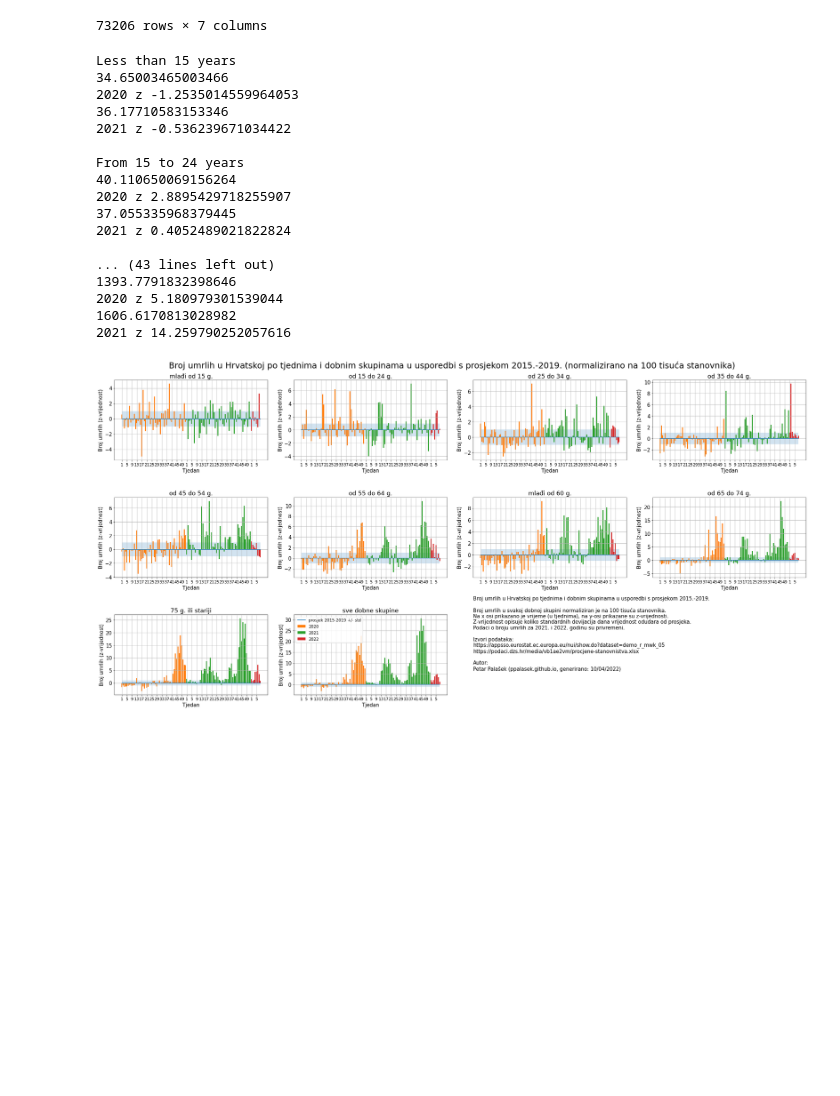
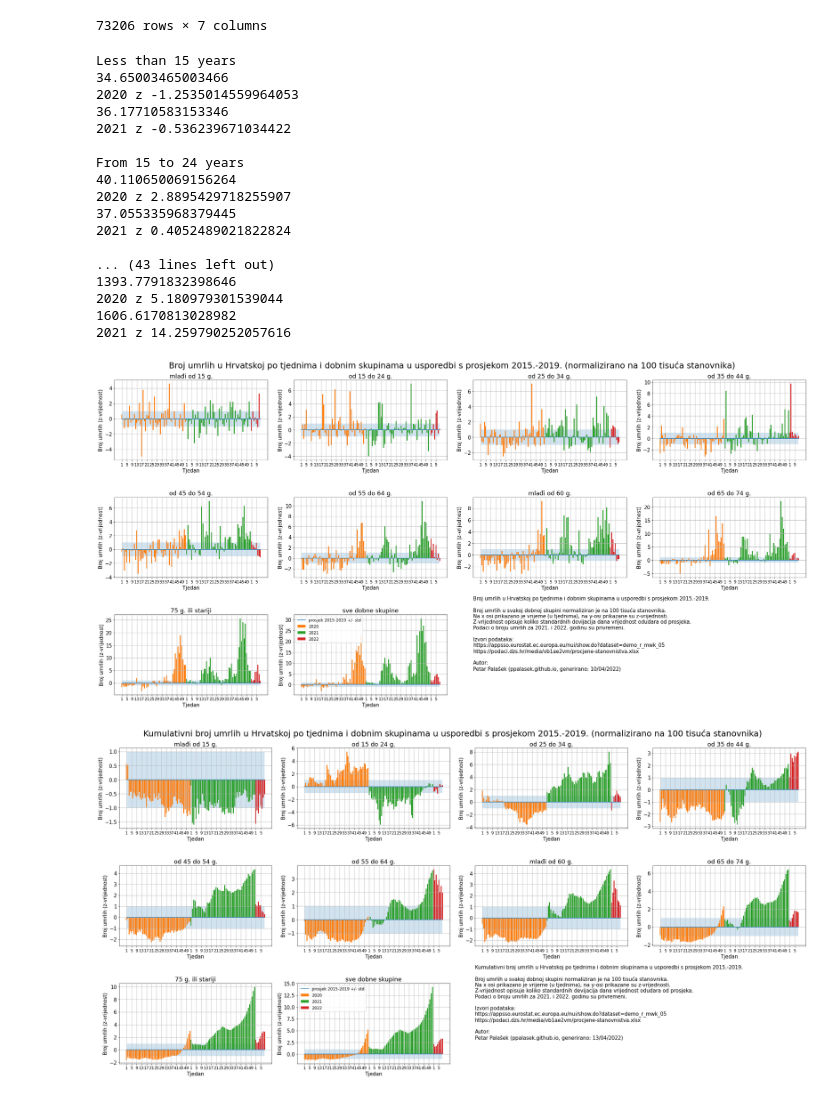
Before and after one commit to ppalasek/croatia_excess_deaths, a Jupyter notebook: excess_deaths_per_100k.ipynb, the cells around one changed output. Cells and saved outputs as stored; diff of their text form; code cells hidden in the pictures; blank space fills up the shorter version.

Commit message:
add cumulative plots

```diff
--- a/excess_deaths_per_100k.ipynb
+++ b/excess_deaths_per_100k.ipynb
@@ -82,8 +82,10 @@ plt.rc('font', size=15)
 plt.rc('legend',fontsize=12)
 
 fig, axs = plt.subplots(3, 4, figsize=(30, 15))
+gs = axs[2, 0].get_gridspec()
 
-gs = axs[2, 0].get_gridspec()
+fig_cumul, axs_cumul = plt.subplots(3, 4, figsize=(30, 15))
+gs_cumul = axs_cumul[2, 0].get_gridspec()
 
 for i, age_group in enumerate(sorted_age_groups):
     r = i // 4
@@ -153,6 +155,8 @@ for i, age_group in enumerate(sorted_age_groups):
 
     totals = []
 
+    cumulative = []
+
     for week in range(1, 53):
         current_week = data_current_age_2015_2019[data_current_age_2015_2019.TIME.str.contains('W{}'.format(str(week).zfill(2)))]
         current_vals = [int(x) for x in current_week.Value.to_list()]
@@ -210,8 +214,11 @@ for i, age_group in enumerate(sorted_age_groups):
 
         if week == 1:
             totals = current_vals_norm
+            cumulative.append(current_vals_norm.copy())
         else:
             totals += current_vals_norm
+
+            cumulative.append(cumulative[-1] + current_vals_norm.copy())
 
     week_avgs = np.asarray(week_avgs)
     week_stds = np.asarray(week_stds)
@@ -219,10 +226,17 @@ for i, age_group in enumerate(sorted_age_groups):
     year_avg = totals.mean()
     year_std = totals.std()
 
+    cumulative = np.asarray(cumulative)
+    cumulative_avgs = cumulative.mean(axis=1)
+    cumulative_stds = cumulative.std(axis=1)
 
     per_week_2020 = []
     per_week_2021 = []
     per_week_2022 = []
+
+    cumulative_per_week_2020 = []
+    cumulative_per_week_2021 = []
+    cumulative_per_week_2022 = []
 
     for week in range(1, 53):
         current_week_2020 = data_current_age_2020[data_current_age_2020.TIME.str.contains('W{}'.format(str(week).zfill(2)))]
@@ -275,14 +289,33 @@ for i, age_group in enumerate(sorted_age_groups):
         norm_2021 = int(current_week_2021.Value.iat[0]) / (pop[2021] / 100)
 
         per_week_2020.append(norm_2020)
+
+        if week == 1:
+            cumulative_per_week_2020.append(norm_2020)
+        else:
+            cumulative_per_week_2020.append(cumulative_per_week_2020[-1] + norm_2020)
+
         per_week_2021.append(norm_2021)
+
+        if week == 1:
+            cumulative_per_week_2021.append(norm_2021)
+        else:
+            cumulative_per_week_2021.append(cumulative_per_week_2021[-1] + norm_2021)
+
 
         try:
             norm_2022 = int(current_week_2022.Value.iat[0]) / (pop[2022] / 100)
             per_week_2022.append(norm_2022)
+
+            if week == 1:
+                cumulative_per_week_2022.append(norm_2022)
+            else:
+                cumulative_per_week_2022.append(cumulative_per_week_2022[-1] + norm_2022)
         except:
             pass
 
+
+    # per week
     stds = (week_stds / week_stds).tolist()
     stds_rep = np.asarray(stds + stds + stds[:len(per_week_2022)])
 
@@ -321,39 +354,97 @@ for i, age_group in enumerate(sorted_age_groups):
     print('2021 z', (total_2021 - year_avg) / year_std)
     print()
 
+
+    ## cumulative
+    # per week
+    stds = (cumulative_stds / cumulative_stds).tolist()
+    stds_rep = np.asarray(stds + stds + stds[:len(cumulative_per_week_2022)])
+
+    axs_cumul[r, c].plot([0] * len(stds_rep), label='prosjek 2015-2019 +/- std')
+
+
+    axs_cumul[r, c].fill_between(range(len(stds_rep)), -stds_rep, stds_rep, alpha=0.2)
+
+    axs_cumul[r, c].bar(range(len(cumulative_per_week_2020)), (cumulative_per_week_2020 - cumulative_avgs) / cumulative_stds, label='2020')
+    axs_cumul[r, c].bar(range(len(cumulative_per_week_2020), len(cumulative_per_week_2021) + len(cumulative_per_week_2021)), (cumulative_per_week_2021 - cumulative_avgs) / cumulative_stds, label='2021')
+    axs_cumul[r, c].bar(range(len(cumulative_per_week_2020) + len(cumulative_per_week_2021), len(cumulative_per_week_2020) + len(cumulative_per_week_2021) + len(cumulative_per_week_2022)), (cumulative_per_week_2022 - cumulative_avgs[:len(cumulative_per_week_2022)]) / cumulative_stds[:len(cumulative_per_week_2022)], label='2022')
+
+
+
+    axs_cumul[r, c].grid('on')
+
+    axs_cumul[r, c].set_ylabel('Broj umrlih (z-vrijednost)')
+    axs_cumul[r, c].set_xlabel('Tjedan')
+
+
+    axs_cumul[r, c].set_xticks(range(0, len(stds_rep), 4))
+    axs_cumul[r, c].set_xticklabels(map(str, [x % 52 + 1 for x in range(0, len(stds_rep), 4)]), fontsize=12)
+
+
+    axs_cumul[r, c].set_title(age_group_hr)
+
+
 axs[r, c].legend()
 
 for ax in axs[-1, -2:]:
     ax.remove()
 
-plt.suptitle('Broj umrlih u Hrvatskoj po tjednima i dobnim skupinama u usporedbi s prosjekom 2015.-2019. (normalizirano na 100 tisuća stanovnika)', fontsize=25)
 
 ax_text = fig.add_subplot(gs[2, 2:])
 
 ax_text.text(0, 0.3, 'Broj umrlih u Hrvatskoj po tjednima i dobnim skupinama u usporedbi s prosjekom 2015.-2019.\n\nBroj umrlih u svakoj dobnoj skupini normaliziran je na 100 tisuća stanovnika.\nNa x osi prikazano je vrijeme (u tjednima), na y-osi prikazane su z-vrijednosti.\nZ-vrijednost opisuje koliko standardnih devijacija dana vrijednost odudara od prosjeka.\nPodaci o broju umrlih za 2021. i 2022. godinu su privremeni.\n\nIzvori podataka:\nhttps://appsso.eurostat.ec.europa.eu/nui/show.do?dataset=demo_r_mwk_05\nhttps://podaci.dzs.hr/media/vb1ae2vm/procjene-stanovnistva.xlsx\n\nAutor:\nPetar Palašek (ppalasek.github.io, generirano: 10/04/2022)')
 ax_text.axis('off')
 
 
+plt.figure(fig.number)
+
+plt.suptitle('Broj umrlih u Hrvatskoj po tjednima i dobnim skupinama u usporedbi s prosjekom 2015.-2019. (normalizirano na 100 tisuća stanovnika)', fontsize=25)
+
+
 plt.tight_layout()
 plt.savefig('img/cro_excess_all_z_score.png', dpi=100, transparent=False, bbox_inches='tight', facecolor='white')
 
+
+
+plt.figure(fig_cumul.number)
+
+
+axs_cumul[r, c].legend()
+
+for ax in axs_cumul[-1, -2:]:
+    ax.remove()
+
+
+ax_text = fig_cumul.add_subplot(gs_cumul[2, 2:])
+
+ax_text.text(0, 0.3, 'Kumulativni broj umrlih u Hrvatskoj po tjednima i dobnim skupinama u usporedbi s prosjekom 2015.-2019.\n\nBroj umrlih u svakoj dobnoj skupini normaliziran je na 100 tisuća stanovnika.\nNa x osi prikazano je vrijeme (u tjednima), na y-osi prikazane su z-vrijednosti.\nZ-vrijednost opisuje koliko standardnih devijacija dana vrijednost odudara od prosjeka.\nPodaci o broju umrlih za 2021. i 2022. godinu su privremeni.\n\nIzvori podataka:\nhttps://appsso.eurostat.ec.europa.eu/nui/show.do?dataset=demo_r_mwk_05\nhttps://podaci.dzs.hr/media/vb1ae2vm/procjene-stanovnistva.xlsx\n\nAutor:\nPetar Palašek (ppalasek.github.io, generirano: 13/04/2022)')
+ax_text.axis('off')
+
+
+plt.suptitle('Kumulativni broj umrlih u Hrvatskoj po tjednima i dobnim skupinama u usporedbi s prosjekom 2015.-2019. (normalizirano na 100 tisuća stanovnika)', fontsize=25)
+
+
+plt.tight_layout()
+plt.savefig('img/cro_excess_all_z_score_cumul.png', dpi=100, transparent=False, bbox_inches='tight', facecolor='white')
+
 plt.show()
 # %% [output]
 Less than 15 years
 34.65003465003466
 2020 z -1.2535014559964053
 36.17710583153346
 2021 z -0.536239671034422
 
 From 15 to 24 years
 40.110650069156264
 2020 z 2.8895429718255907
 37.055335968379445
 2021 z 0.4052489021822824
 
 ... (43 lines left out)
 1393.7791832398646
 2020 z 5.180979301539044
 1606.6170813028982
 2021 z 14.259790252057616
 [figure]
+[figure, added]
```
Also changed, not shown: 2 other files.
